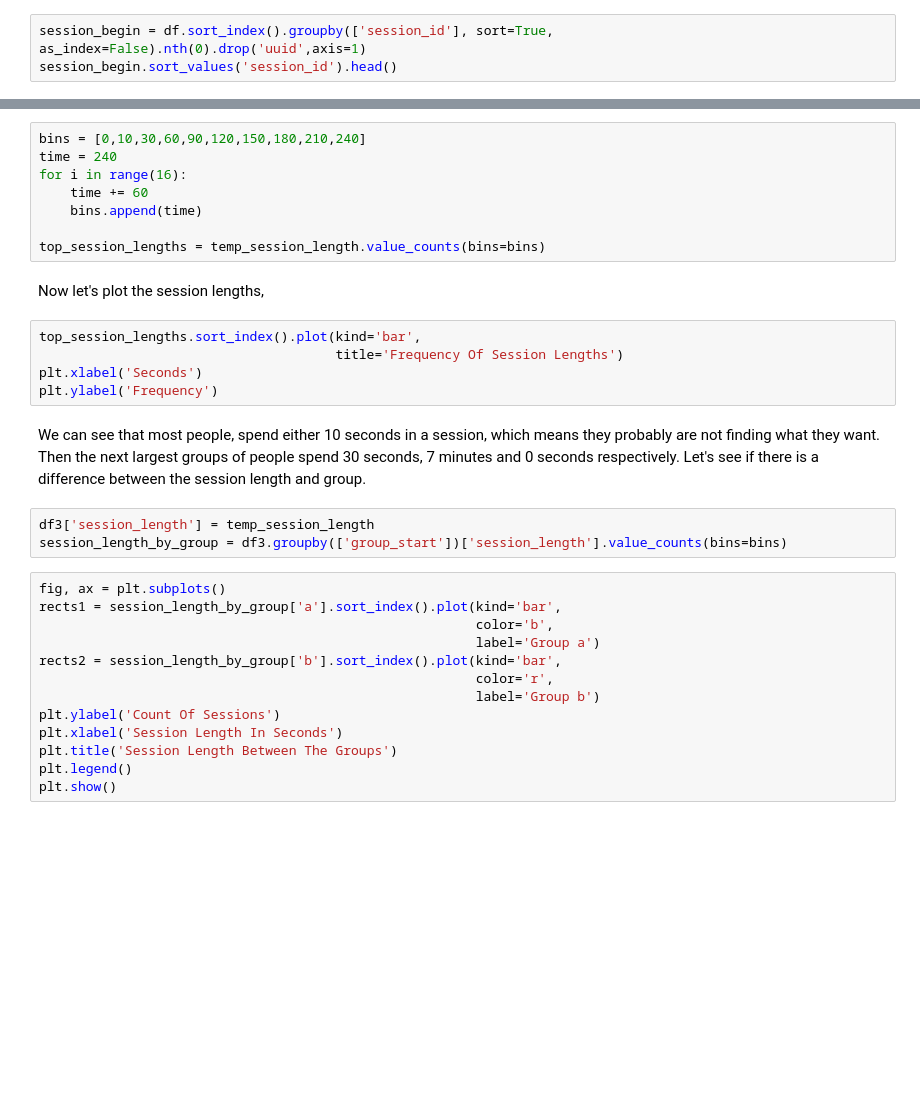
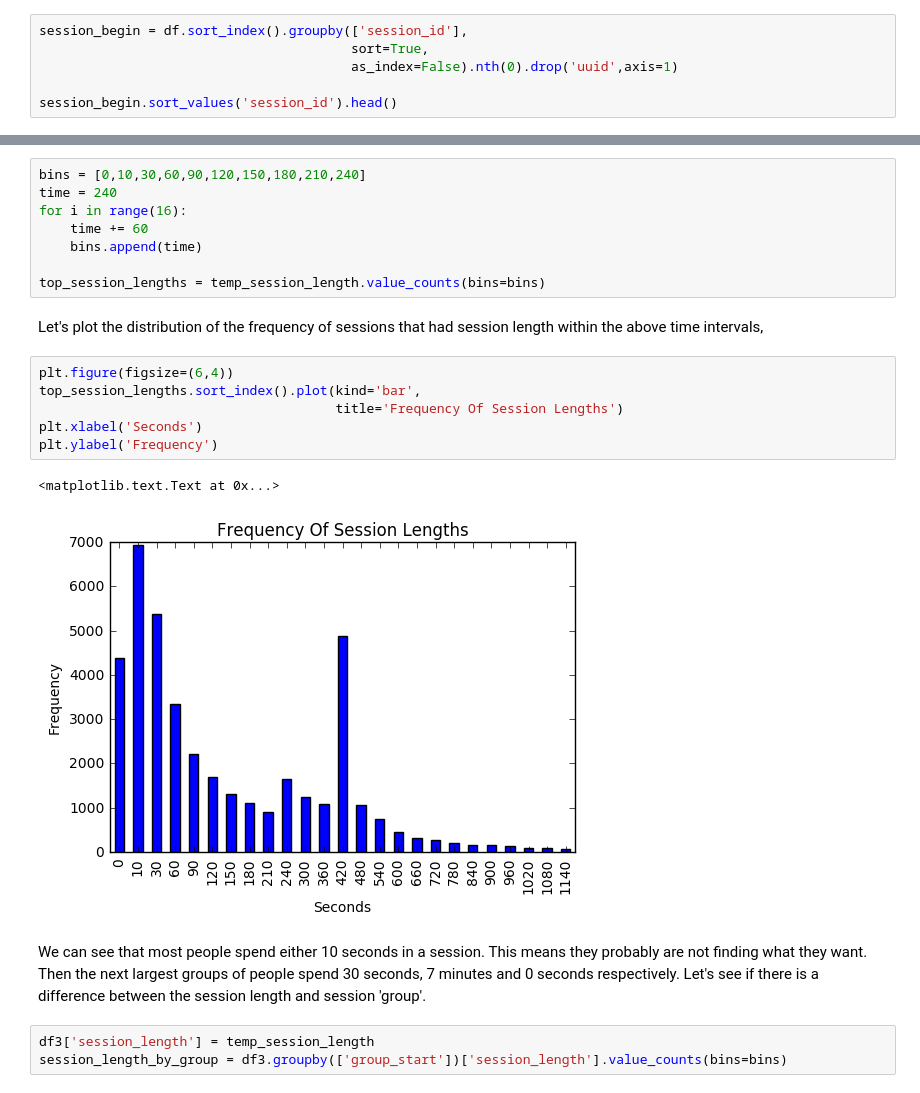
Before and after one commit to mdh266/Wikimedia_Challenge, a Jupyter notebook: Wikimedia_Challnenge.ipynb, the cells around one changed output, grey strips where cells are left out. Drawn from its saved outputs; the diff is of its cells as text; blank space fills up the shorter version.

```diff
--- a/Wikimedia_Challnenge.ipynb
+++ b/Wikimedia_Challnenge.ipynb
@@ -429,3 +312,6 @@ Now we want to look into the session length. We first get the start time of each
 # %%
-session_begin = df.sort_index().groupby(['session_id'], sort=True, as_index=False).nth(0).drop('uuid',axis=1)
+session_begin = df.sort_index().groupby(['session_id'],
+                                        sort=True,
+                                        as_index=False).nth(0).drop('uuid',axis=1)
+
 session_begin.sort_values('session_id').head()
@@ -480,28 +411,19 @@ for i in range(16):
     bins.append(time)
 
 top_session_lengths = temp_session_length.value_counts(bins=bins)
-# %% [markdown]
-Now let's plot the session lengths,
+# %% [markdown]
+Let's plot the distribution of the frequency of sessions that had session length within the above time intervals,
 # %%
+plt.figure(figsize=(6,4))
 top_session_lengths.sort_index().plot(kind='bar',
                                       title='Frequency Of Session Lengths')
 plt.xlabel('Seconds')
 plt.ylabel('Frequency')
+# %% [output]
+<matplotlib.text.Text at 0x...>
+[figure, added]
 # %% [markdown]
-We can see that most people, spend either 10 seconds in a session, which means they probably are not finding what they want. Then the next largest groups of people spend 30 seconds, 7 minutes and 0 seconds respectively.  Let's see if there is a difference between the session length and group.
+We can see that most people spend either 10 seconds in a session. This means they probably are not finding what they want. Then the next largest groups of people spend 30 seconds, 7 minutes and 0 seconds respectively.  Let's see if there is a difference between the session length and session 'group'.
 # %%
 df3['session_length'] = temp_session_length
 session_length_by_group = df3.groupby(['group_start'])['session_length'].value_counts(bins=bins)
-# %%
-fig, ax = plt.subplots()
-rects1 = session_length_by_group['a'].sort_index().plot(kind='bar',
-                                                        color='b',
-                                                        label='Group a')
-rects2 = session_length_by_group['b'].sort_index().plot(kind='bar',
-                                                        color='r',
-                                                        label='Group b')
-plt.ylabel('Count Of Sessions')
-plt.xlabel('Session Length In Seconds')
-plt.title('Session Length Between The Groups')
-plt.legend()
-plt.show()
```
Also changed, not shown: parts of 68 cells of this notebook, 2 other files.
